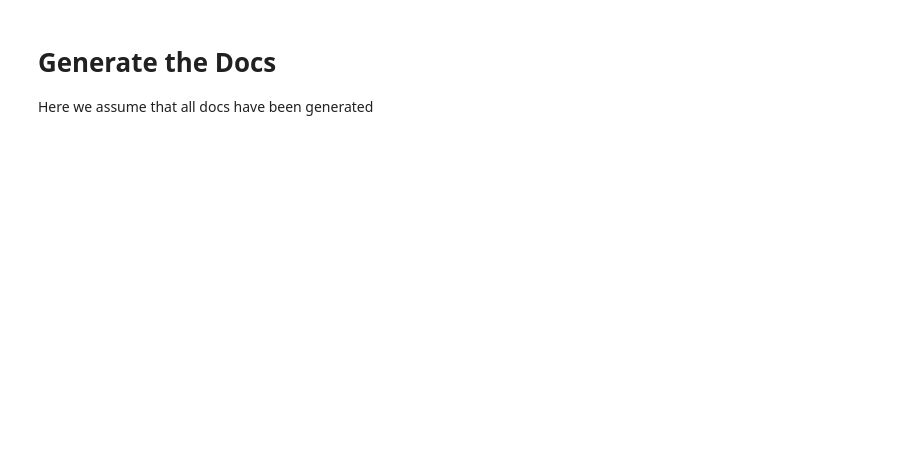
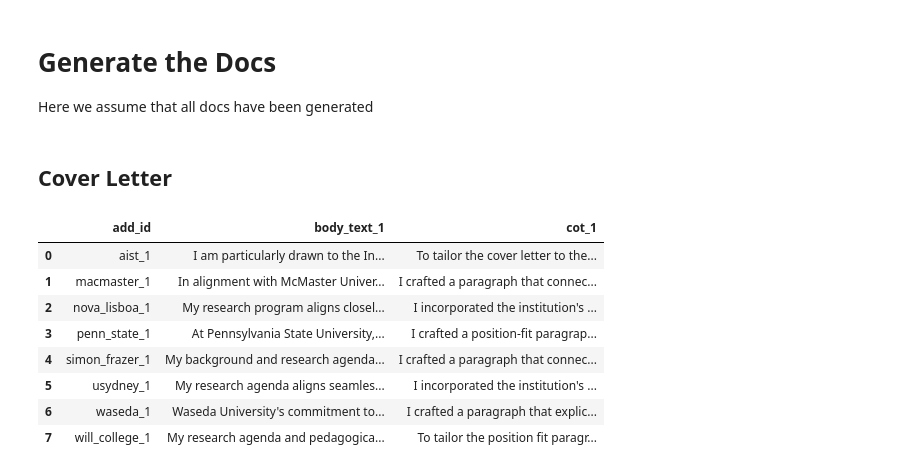
Before and after one commit to jjgecon/EconJM_auto_doc_gen, a Jupyter notebook: automatization/personalize_docs.ipynb, the cells around one changed output. Drawn from its saved outputs; the diff is of its cells as text; code cells hidden in the pictures; blank space fills up the shorter version.

```diff
--- a/automatization/personalize_docs.ipynb
+++ b/automatization/personalize_docs.ipynb
@@ -304,3 +433,18 @@ def generate_docs(df, generated_df, gen_type="rs"):
             print(f"{file_name} added for {row.add_id}")
         except Exception as e:
             print(f"Error processing {row.add_id}: {e}")
+# %% [markdown]
+## Cover Letter
+# %%
+cl_gen_df = pd.read_csv(path_output / "cl_docs_gpt-4.1-mini.csv")
+cl_gen_df
+# %% [output]
+|  | add_id | body_text_1 | cot_1 |
+| 0 | aist_1 | I am particularly drawn to the In... | To tailor the cover letter to the... |
+| 1 | macmaster_1 | In alignment with McMaster Univer... | I crafted a paragraph that connec... |
+| 2 | nova_lisboa_1 | My research program aligns closel... | I incorporated the institution's ... |
+| 3 | penn_state_1 | At Pennsylvania State University,... | I crafted a position-fit paragrap... |
+| 4 | simon_frazer_1 | My background and research agenda... | I crafted a paragraph that connec... |
+| 5 | usydney_1 | My research agenda aligns seamles... | I incorporated the institution's ... |
+| 6 | waseda_1 | Waseda University's commitment to... | I crafted a paragraph that explic... |
+| 7 | will_college_1 | My research agenda and pedagogica... | To tailor the position fit paragr... |
```
Also changed, not shown: parts of 25 cells of this notebook, 43 other files.
